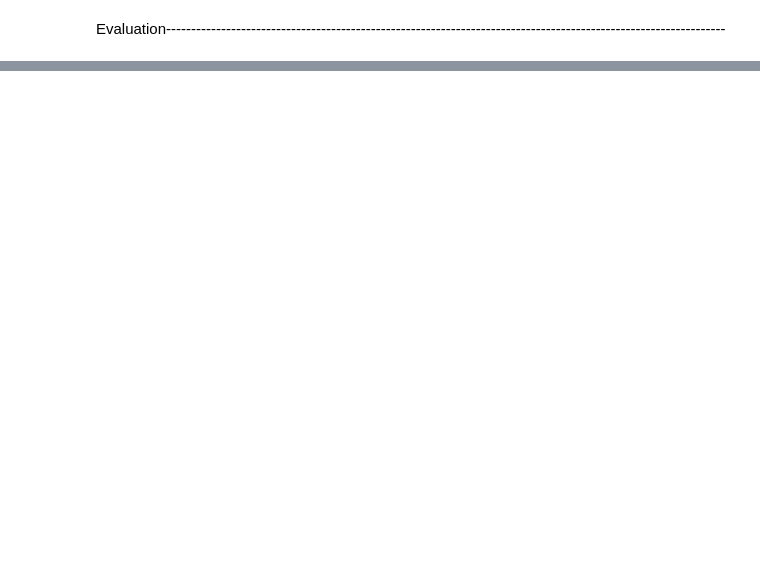
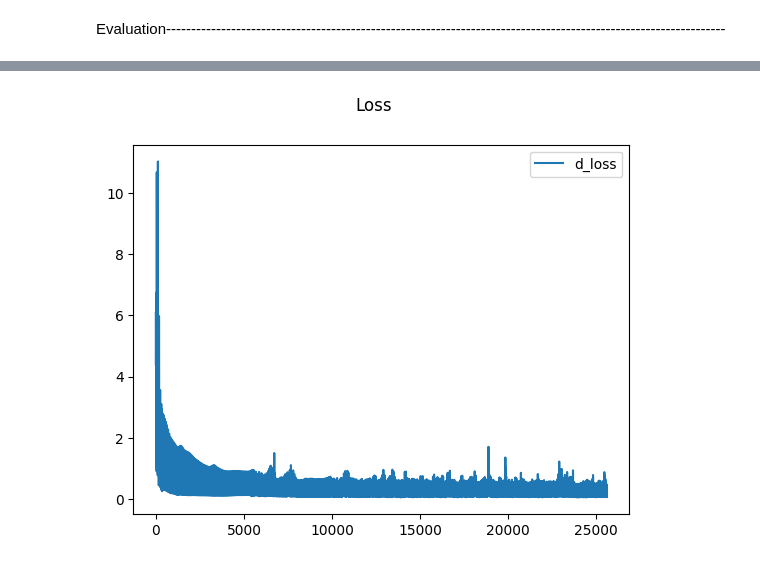
Before and after one commit to fffahim/ResiDualNet, a Jupyter notebook: Data-imputation/Forecasting/main.ipynb, the cells around one changed output, grey strips where cells are left out. Drawn from its saved outputs; the diff is of its cells as text; code cells hidden in the pictures; blank space fills up the shorter version.

```diff
--- a/Data-imputation/Forecasting/main.ipynb
+++ b/Data-imputation/Forecasting/main.ipynb
@@ -100,13 +102,13 @@ plot_full_dataset(real_dataset[:].detach().cpu().numpy(), gen_dataset[:].detach(
 # %% [markdown]
 Testing-------------------------------------------------------------------------------------------------------------------------------
 # %%
-df = pd.read_csv("../Data/Processed/boulder_data_with_zero.csv")
-df['Sum'] = df.groupby(pd.to_datetime(df['Start']).dt.date)['Energy'].cumsum()
+df = pd.read_csv("../Data/Processed/acn_data_with_zero.csv")
+#df['Sum'] = df.groupby(pd.to_datetime(df['Start']).dt.date)['Energy'].cumsum()
 df['Hour'] = pd.to_datetime(df['Start']).dt.hour
 df.drop(columns=['Start'], inplace=True)
 scaler = MinMaxScaler(feature_range=(0,1))
 df = scaler.fit_transform(df)
-df = pd.DataFrame(df, columns=['Day of week', 'Energy', 'Week Day', 'Year', 'Month', 'Day of month', 'Sum', 'Hour'])
+df = pd.DataFrame(df, columns=['Day of week', 'Energy', 'Week Day', 'Year', 'Month', 'Day of month', 'Hour'])
 # %%
 
 _, data_test, _, ground_truth_test = get_train_test_dataset_forecasting(df, train_ratio)
@@ -155,0 +157,8 @@ R-squared: tensor(0.9157)
+# %%
+hidden_size = 14
+model = Bi_LSTM(input_size, hidden_size, 1).to(device)
+#model = Seq2SeqAttention(input_size, hidden_size, input_size).to(device)
+optimizer = torch.optim.Adam(model.parameters(), lr = learning_rate, weight_decay = 0.0001)
+loss_function_bilstm = nn.MSELoss()
+# %%
+real_dataset_bilstm, gen_dataset_bilstm, errors_generator_bilstm = train_bi_lstm(model, optimizer, loss_function_bilstm, data_train, ground_truth_train, step_per_epoch)
@@ -155,0 +183,8 @@ R-squared: tensor(0.9157)
+# %%
+mlt.suptitle('Loss')
+mlt.plot(errors_generator_bilstm, label='d_loss')
+mlt.legend()
+#mlt.savefig('foo1.png')
+mlt.show()
+# %% [output]
+[figure, added]
```
Also changed, not shown: parts of 40 cells of this notebook, 1 other file.
